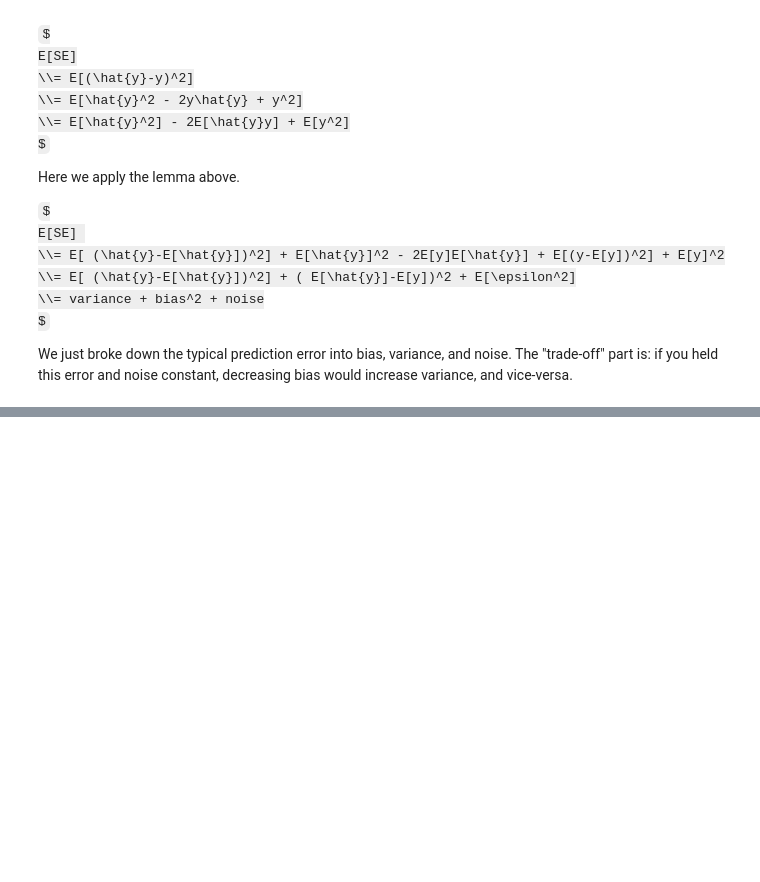
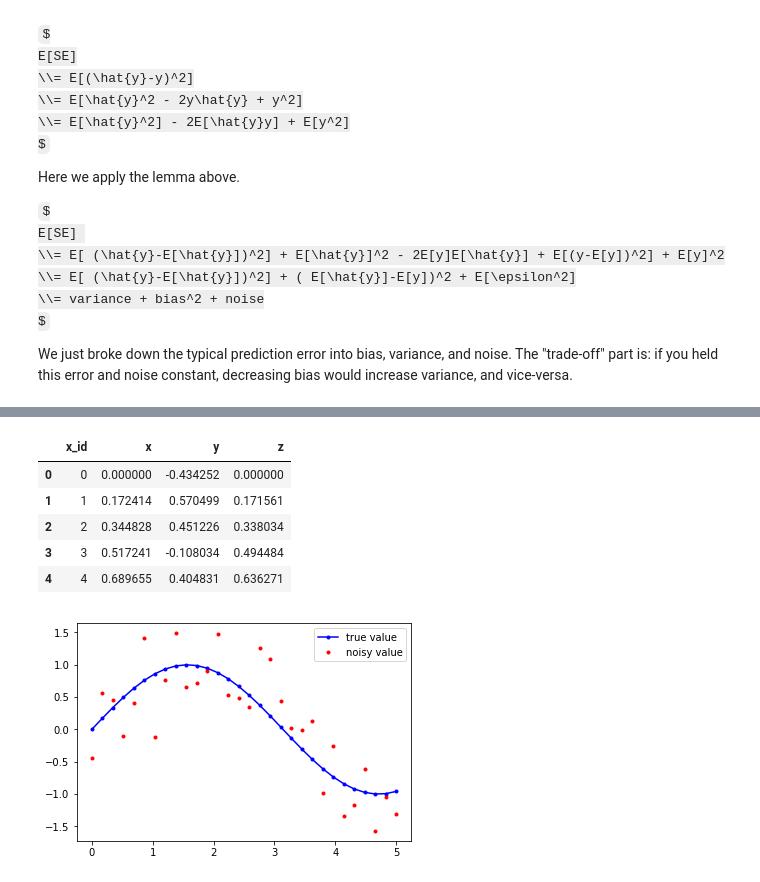
Before and after one commit to gentimouton/dives, a Jupyter notebook: exercises/q011_stats_bias_variance_tradeoff.ipynb, the cells around one changed output, grey strips where cells are left out. Drawn from its saved outputs; the diff is of its cells as text; code cells hidden in the pictures; some formulas as TeX source; blank space fills up the shorter version.

```diff
--- a/exercises/q011_stats_bias_variance_tradeoff.ipynb
+++ b/exercises/q011_stats_bias_variance_tradeoff.ipynb
@@ -73,0 +87,40 @@ decreasing bias would increase variance, and vice-versa.
+# %%
+import numpy as np
+import pandas as pd
+%matplotlib inline
+import matplotlib.pyplot as plt
+
+np.random.seed(123)
+
+def generate_data(n=30, noise_pct=.4):
+    """ generate a df of size n
+    with:
+    x in [0,5],
+    y (noisy label = sin(x)+epsilon),
+    z (true label = sin(x))
+    """
+    x = np.linspace(0, 5, n)
+    z = np.sin(x)
+    noise = np.random.normal(0, noise_pct, n)
+    y = z + noise
+    df = pd.DataFrame({'x':x, 'y':y, 'z':z})
+    df.index.name = 'x_id' # need index to later join other samples
+    return df.reset_index()
+
+def plot_xyz(df):
+    """ plot true label and noisy label. """
+    plt.plot(df['x'], df['z'], 'b.-') # blue dots
+    plt.plot(df['x'], df['y'], 'r.') # red dots
+    plt.legend(['true value','noisy value'])
+
+df = generate_data()
+plot_xyz(df)
+df.head()
+# %% [output]
+|  | x_id | x | y | z |
+| 0 | 0 | 0.000000 | -0.434252 | 0.000000 |
+| 1 | 1 | 0.172414 | 0.570499 | 0.171561 |
+| 2 | 2 | 0.344828 | 0.451226 | 0.338034 |
+| 3 | 3 | 0.517241 | -0.108034 | 0.494484 |
+| 4 | 4 | 0.689655 | 0.404831 | 0.636271 |
+[figure, added]
```
Also changed, not shown: parts of 7 cells of this notebook.
